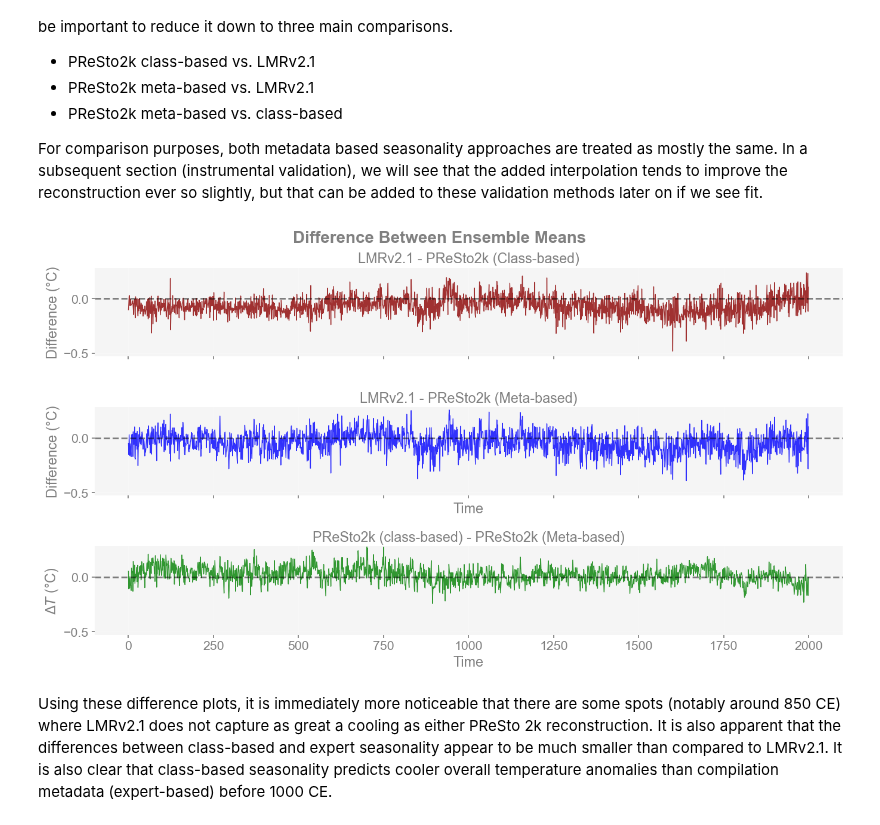
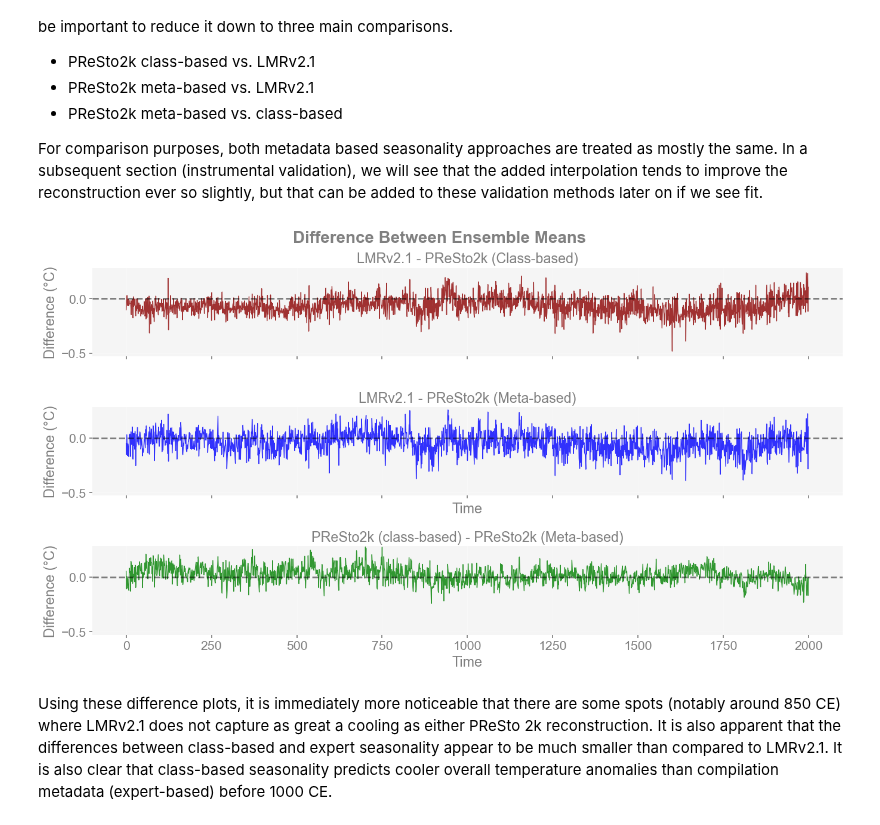
Before and after one commit to LinkedEarth/presto2k_cfr_pb, a Jupyter notebook: notebooks/validation/C03_a_validating_PReSto2k.ipynb, the cells around one changed output. Cells and saved outputs as stored; diff of their text form; code cells hidden in the pictures.

```diff
--- a/notebooks/validation/C03_a_validating_PReSto2k.ipynb
+++ b/notebooks/validation/C03_a_validating_PReSto2k.ipynb
@@ -143,35 +148,35 @@ fig, (ax1, ax2, ax3) = plt.subplots(3, 1, figsize=(14, 8), sharex=True, sharey=T
 
 # Top plot: Class-based difference
 ax1.plot(lmr_ens.time[:min_len], difference, color='darkred', linewidth=1, alpha=0.8)
 ax1.axhline(y=0, color='k', linestyle='--', alpha=0.5)
 ax1.set_ylabel('Difference (°C)')
 ax1.set_title('LMRv2.1 - PReSto2k (Class-based)')
 ax1.grid(True, alpha=0.3)
 ax1.set_ylim(y_min, y_max)
 
 # Bottom plot: Meta-based difference
 ax2.plot(lmr_ens.time[:min_len], difference2, color='blue', linewidth=1, alpha=0.8)
 ax2.axhline(y=0, color='k', linestyle='--', alpha=0.5)
 ax2.set_ylabel('Difference (°C)')
 ax2.set_xlabel('Time')
 ax2.set_title('LMRv2.1 - PReSto2k (Meta-based)')
 ax2.grid(True, alpha=0.3)
 ax2.set_ylim(y_min, y_max)
 
 # Bottom plot: Meta-based difference
 ax3.plot(lmr_ens.time[:min_len], difference3, color='green', linewidth=1, alpha=0.8)
 ax3.axhline(y=0, color='k', linestyle='--', alpha=0.5)
-ax3.set_ylabel(r'$\Delta T$ (°C)')
+ax3.set_ylabel('Difference (°C)')
 ax3.set_xlabel('Time')
 ax3.set_title('PReSto2k (class-based) - PReSto2k (Meta-based)')
 ax3.grid(True, alpha=0.3)
 ax3.set_ylim(y_min, y_max)
 
 plt.suptitle('Difference Between Ensemble Means', fontsize=20, y=0.95, fontweight='bold')
 plt.tight_layout()
 plt.show()
 # %% [output]
-[figure, old version]
+[figure, new version]
 # %% [markdown]
 Using these difference plots, it is immediately more noticeable that there are some spots (notably around 850 CE) where LMRv2.1 does not capture as great a cooling as either PReSto 2k reconstruction. It is also apparent that the differences between class-based and expert seasonality appear to be much smaller than compared to LMRv2.1. It is also clear that class-based seasonality predicts cooler overall temperature anomalies than compilation metadata (expert-based) before 1000 CE.
 # %% [markdown]
```
Also changed, not shown: parts of 2 cells of this notebook.
